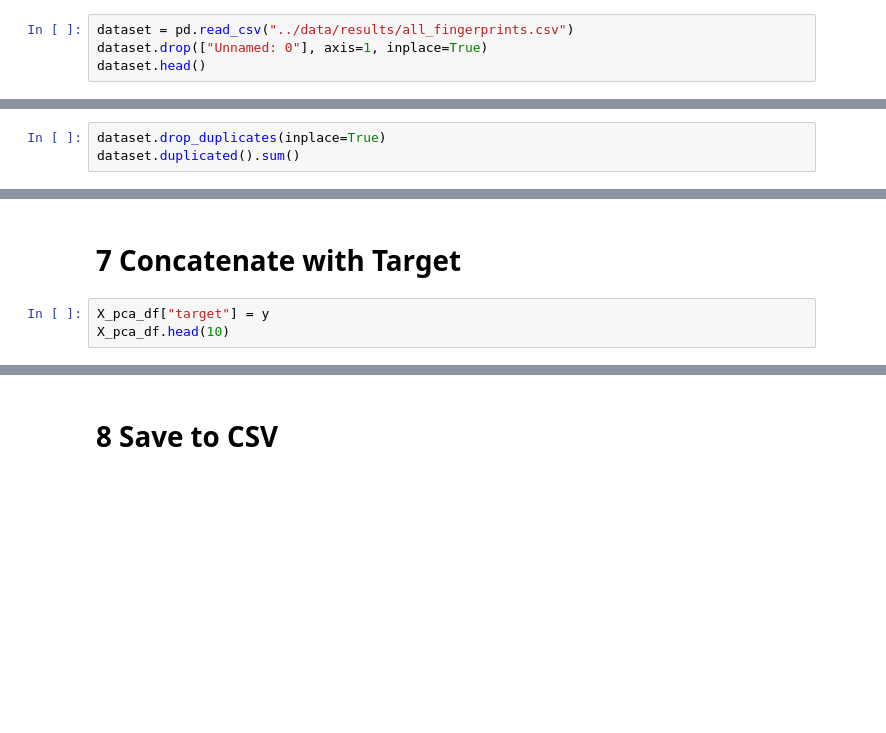
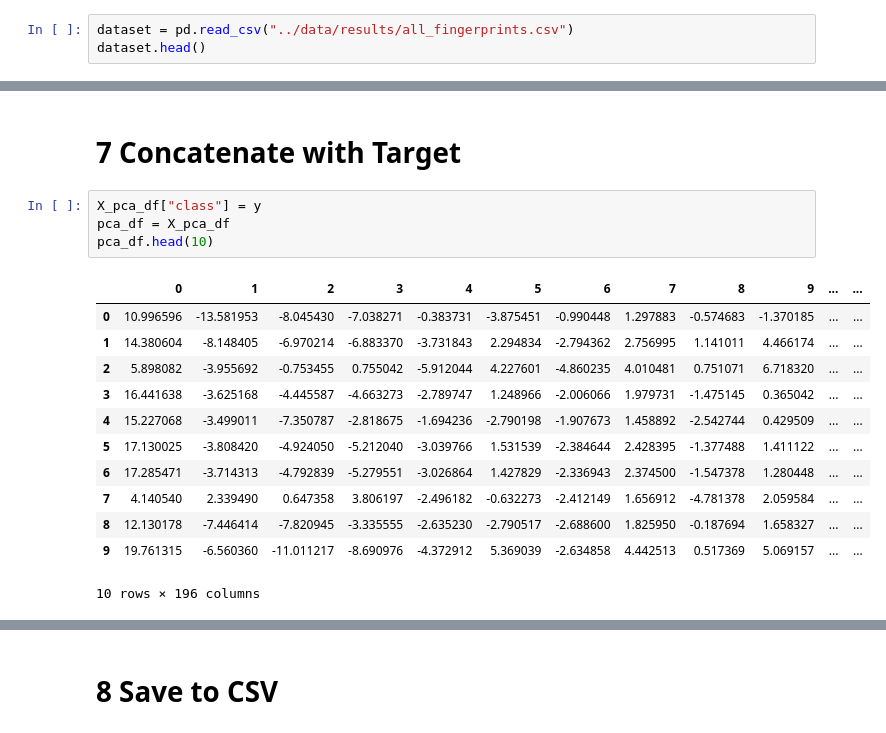
Before and after one commit to fzl-22/in-silico-approach-on-herbal-compound-identification, a Jupyter notebook: src/2-principal-component-analysis.ipynb, the cells around one changed output, grey strips where cells are left out. Cells and saved outputs as stored; diff of their text form; blank space fills up the shorter version.

Commit message:
fix: fixed missing herbal compounds on duplicate deletion

```diff
--- a/src/2-principal-component-analysis.ipynb
+++ b/src/2-principal-component-analysis.ipynb
@@ -7,5 +6,4 @@ import matplotlib.pyplot as plt
 # 1 Import Data
 # %%
 dataset = pd.read_csv("../data/results/all_fingerprints.csv")
-dataset.drop(["Unnamed: 0"], axis=1, inplace=True)
 dataset.head()
@@ -23,6 +67,3 @@ dataset.duplicated().sum()
-# %%
-dataset.drop_duplicates(inplace=True)
-dataset.duplicated().sum()
 # %%
 dataset.drop(['smiles'], axis=1, inplace=True)
 dataset.head(10)
@@ -58,5 +182,19 @@ X_pca_df
 # %% [markdown]
 # 7 Concatenate with Target
 # %%
-X_pca_df["target"] = y
-X_pca_df.head(10)
+X_pca_df["class"] = y
+pca_df = X_pca_df
+pca_df.head(10)
+# %% [output]
+|  | 0 | 1 | 2 | 3 | 4 | 5 | 6 | 7 | 8 | 9 | ... | ... |
+| 0 | 10.996596 | -13.581953 | -8.045430 | -7.038271 | -0.383731 | -3.875451 | -0.990448 | 1.297883 | -0.574683 | -1.370185 | ... | ... |
+| 1 | 14.380604 | -8.148405 | -6.970214 | -6.883370 | -3.731843 | 2.294834 | -2.794362 | 2.756995 | 1.141011 | 4.466174 | ... | ... |
+| 2 | 5.898082 | -3.955692 | -0.753455 | 0.755042 | -5.912044 | 4.227601 | -4.860235 | 4.010481 | 0.751071 | 6.718320 | ... | ... |
+| 3 | 16.441638 | -3.625168 | -4.445587 | -4.663273 | -2.789747 | 1.248966 | -2.006066 | 1.979731 | -1.475145 | 0.365042 | ... | ... |
+| 4 | 15.227068 | -3.499011 | -7.350787 | -2.818675 | -1.694236 | -2.790198 | -1.907673 | 1.458892 | -2.542744 | 0.429509 | ... | ... |
+| 5 | 17.130025 | -3.808420 | -4.924050 | -5.212040 | -3.039766 | 1.531539 | -2.384644 | 2.428395 | -1.377488 | 1.411122 | ... | ... |
+| 6 | 17.285471 | -3.714313 | -4.792839 | -5.279551 | -3.026864 | 1.427829 | -2.336943 | 2.374500 | -1.547378 | 1.280448 | ... | ... |
+| 7 | 4.140540 | 2.339490 | 0.647358 | 3.806197 | -2.496182 | -0.632273 | -2.412149 | 1.656912 | -4.781378 | 2.059584 | ... | ... |
+| 8 | 12.130178 | -7.446414 | -7.820945 | -3.335555 | -2.635230 | -2.790517 | -2.688600 | 1.825950 | -0.187694 | 1.658327 | ... | ... |
+| 9 | 19.761315 | -6.560360 | -11.011217 | -8.690976 | -4.372912 | 5.369039 | -2.634858 | 4.442513 | 0.517369 | 5.069157 | ... | ... |
+10 rows × 196 columns
```
Also changed, not shown: parts of 15 cells of this notebook, 7 other files.
